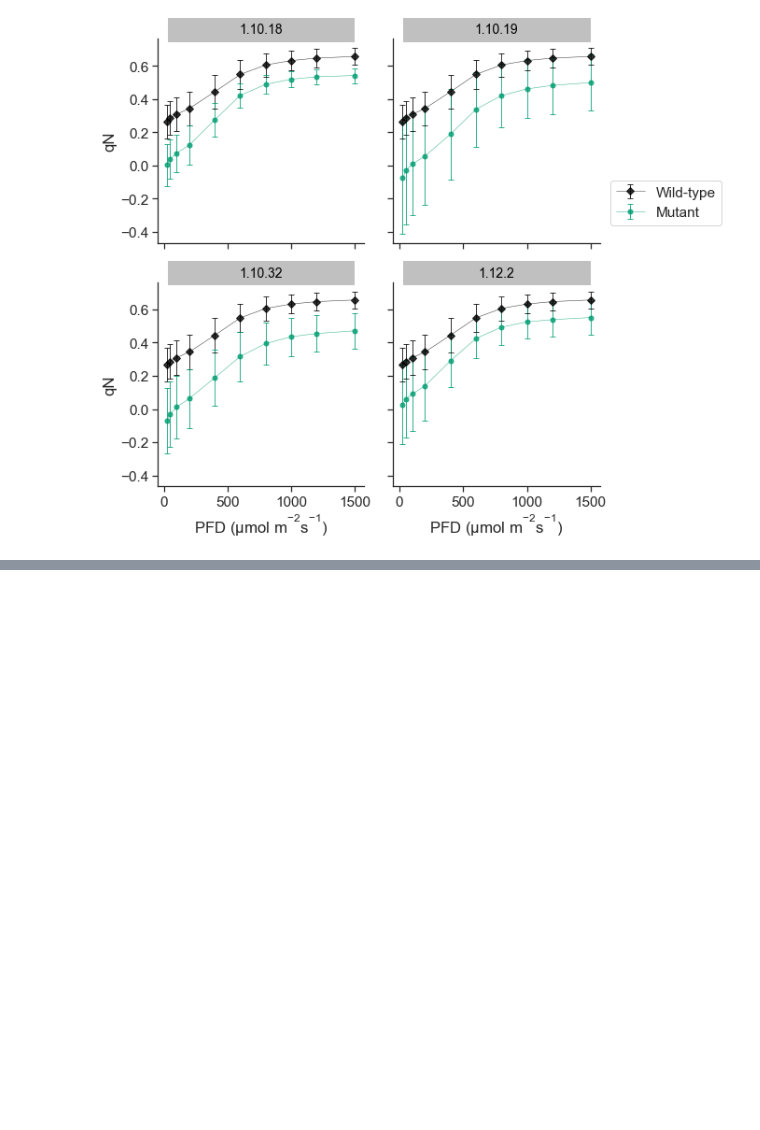
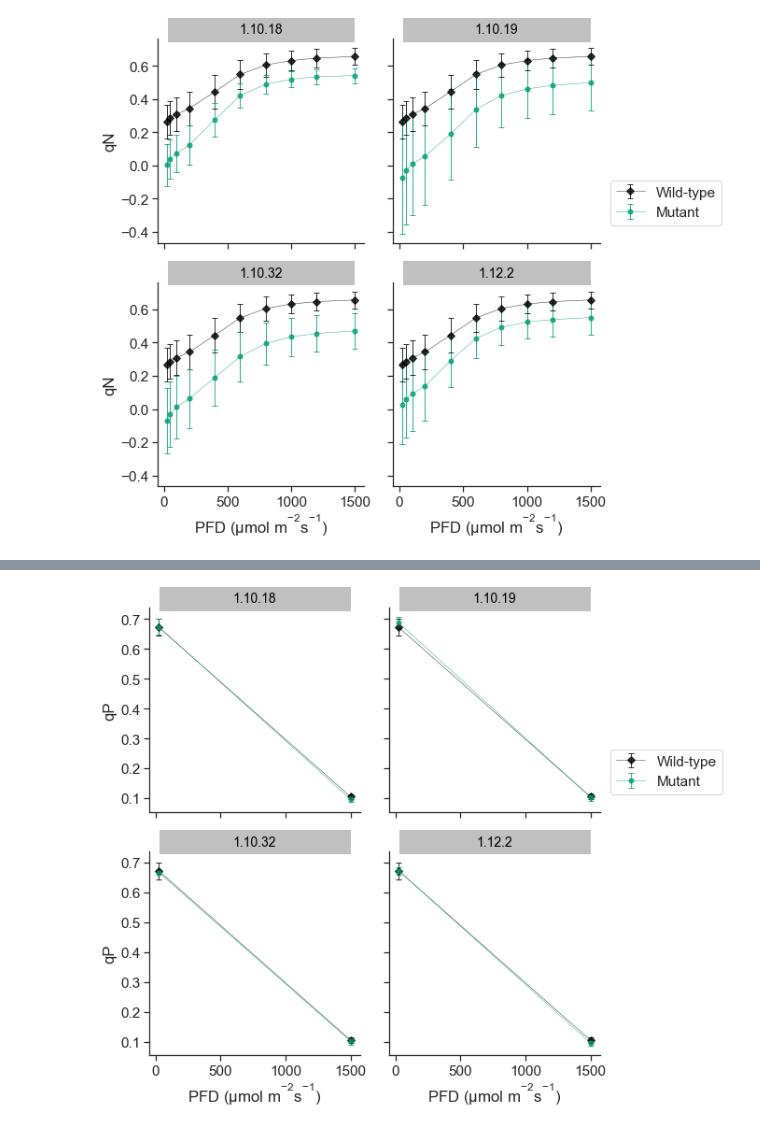
Before and after one commit to RonaCostello/Thesis, a Jupyter notebook: plots/chapter3_lr_curves.ipynb, the cells around one changed output, grey strips where cells are left out. Saved outputs shown, nothing was run; the diff lists cells and outputs as text; code cells hidden in the pictures; blank space fills up the shorter version.

```diff
--- a/plots/chapter3_lr_curves.ipynb
+++ b/plots/chapter3_lr_curves.ipynb
@@ -182,0 +215,5 @@ plot_curve(grouped_qN_df, "qN_mean", "qN_std", "qN", "../figures/lrqNCurves.pdf"
+# %%
+# qP
+plot_curve(transition_df_grouped[(transition_df_grouped['Q_rounded'] == 1500) | (transition_df_grouped['Q_rounded'] == 25)], "qP_mean", "qP_std", "qP", "../figures/recoveryqpCurves.pdf")
+# %% [output]
+[figure, added]
```
Also changed, not shown: parts of 7 cells of this notebook.
